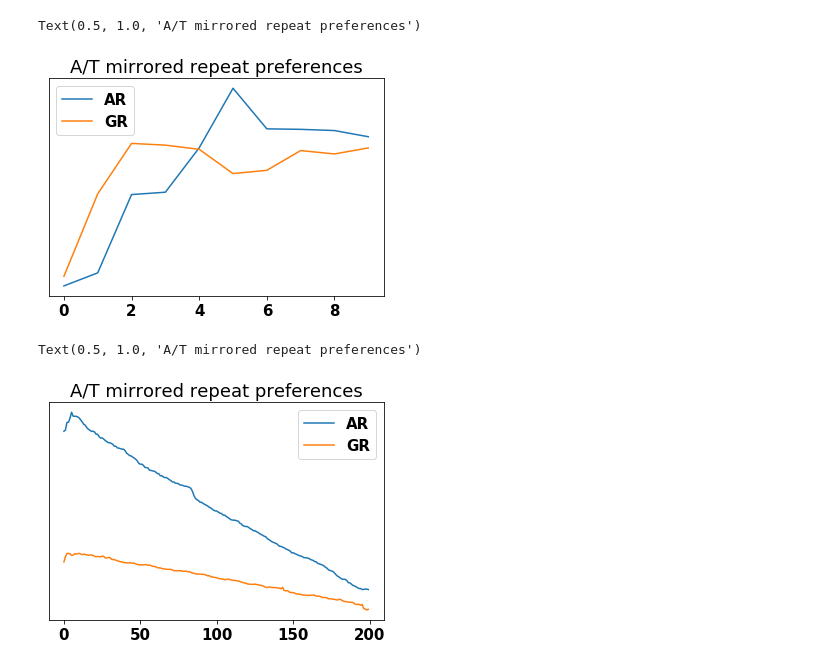
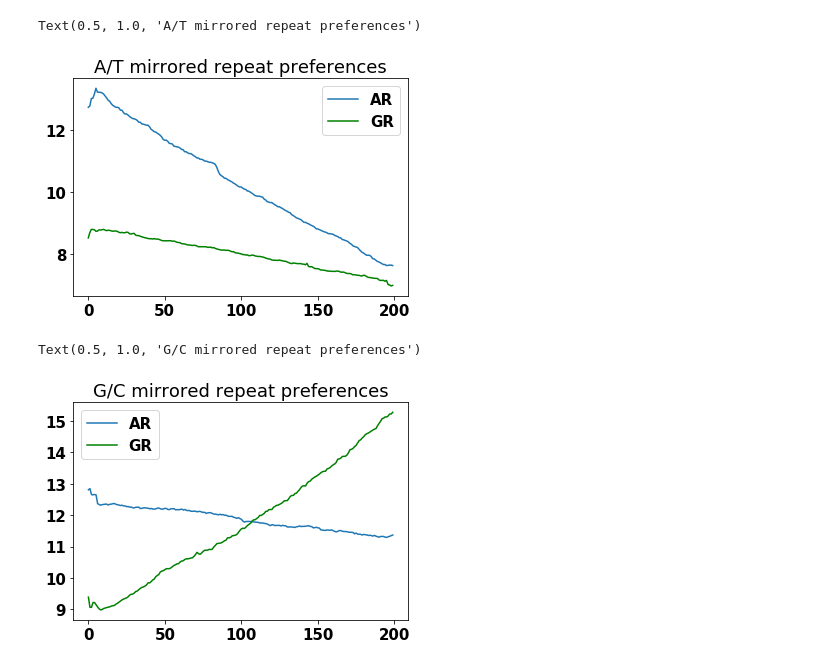
Before and after one commit to kundajelab/pho4, a Jupyter notebook: lncap/repeatPlots.ipynb, the cells around one changed output. Saved outputs shown, nothing was run; the diff lists cells and outputs as text; code cells hidden in the pictures.

Commit message:
repeats

```diff
--- a/lncap/repeatPlots.ipynb
+++ b/lncap/repeatPlots.ipynb
@@ -29,20 +36,16 @@ findfont: Font family ['normal'] not found. Falling back to DejaVu Sans.
 # %%
-plt.plot(ar_a[:10]/np.linalg.norm(ar_a[:10]), label = "AR")
-plt.plot(gr_a[:10]/np.linalg.norm(gr_a[:10]), label = "GR")
-frame1 = plt.gca()
-frame1.axes.get_yaxis().set_visible(False)
+plt.plot(ar_a, label = "AR")
+plt.plot(gr_a, label = "GR", color = "green")
 plt.legend()
 plt.title("A/T mirrored repeat preferences")
 # %% [output]
 Text(0.5, 1.0, 'A/T mirrored repeat preferences')
-[figure, old version]
+[figure, new version]
 # %%
-plt.plot(ar_a, label = "AR")
-plt.plot(gr_a, label = "GR")
-frame1 = plt.gca()
-frame1.axes.get_yaxis().set_visible(False)
+plt.plot(ar_g, label = "AR")
+plt.plot(gr_g, label = "GR", color = "green")
 plt.legend()
-plt.title("A/T mirrored repeat preferences")
+plt.title("G/C mirrored repeat preferences")
 # %% [output]
-Text(0.5, 1.0, 'A/T mirrored repeat preferences')
+Text(0.5, 1.0, 'G/C mirrored repeat preferences')
-[figure, old version]
+[figure, new version]
```
Also changed, not shown: parts of 3 cells of this notebook.
